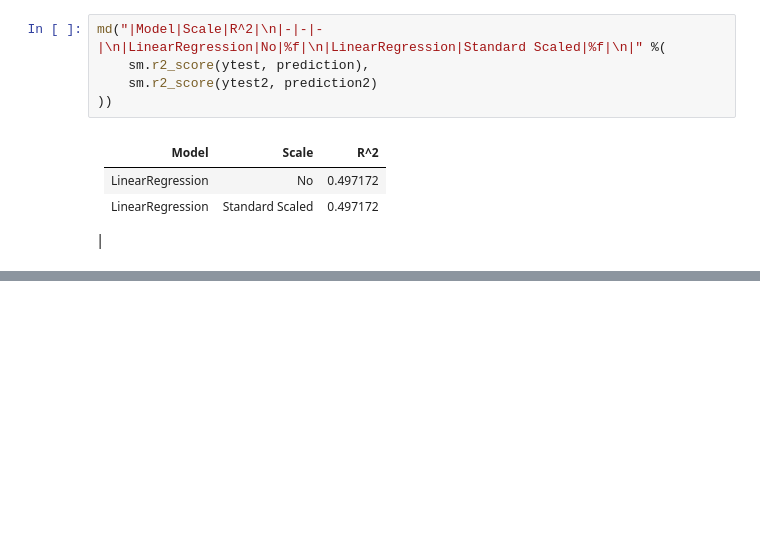
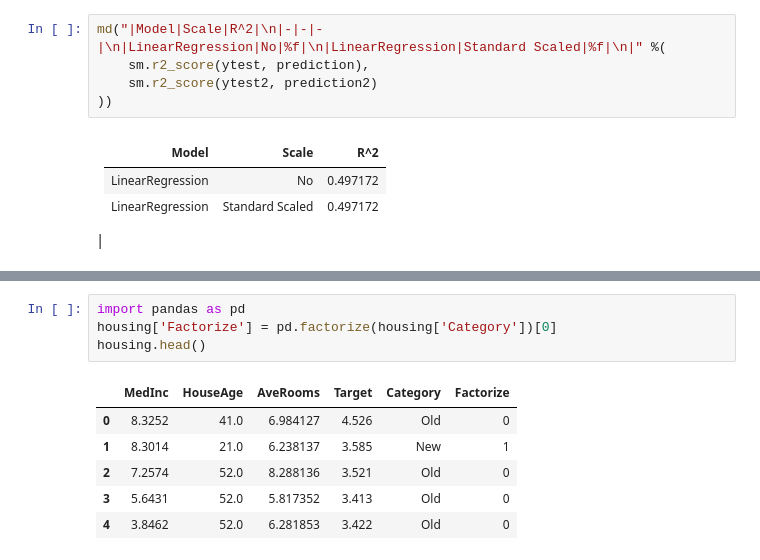
Before and after one commit to GolotsvanNikita/AI-Data-Science, a Jupyter notebook: works/workl7.ipynb, the cells around one changed output, grey strips where cells are left out. Cells and saved outputs as stored; diff of their text form; blank space fills up the shorter version.

```diff
--- a/works/workl7.ipynb
+++ b/works/workl7.ipynb
@@ -118,0 +143,11 @@ md("|Model|Scale|R^2|\n|-|-|-|\n|LinearRegression|No|%f|\n|LinearRegression|Stan
+# %%
+import pandas as pd
+housing['Factorize'] = pd.factorize(housing['Category'])[0]
+housing.head()
+# %% [output]
+|  | MedInc | HouseAge | AveRooms | Target | Category | Factorize |
+| 0 | 8.3252 | 41.0 | 6.984127 | 4.526 | Old | 0 |
+| 1 | 8.3014 | 21.0 | 6.238137 | 3.585 | New | 1 |
+| 2 | 7.2574 | 52.0 | 8.288136 | 3.521 | Old | 0 |
+| 3 | 5.6431 | 52.0 | 5.817352 | 3.413 | Old | 0 |
+| 4 | 3.8462 | 52.0 | 6.281853 | 3.422 | Old | 0 |
```
Also changed, not shown: parts of 16 cells of this notebook.
